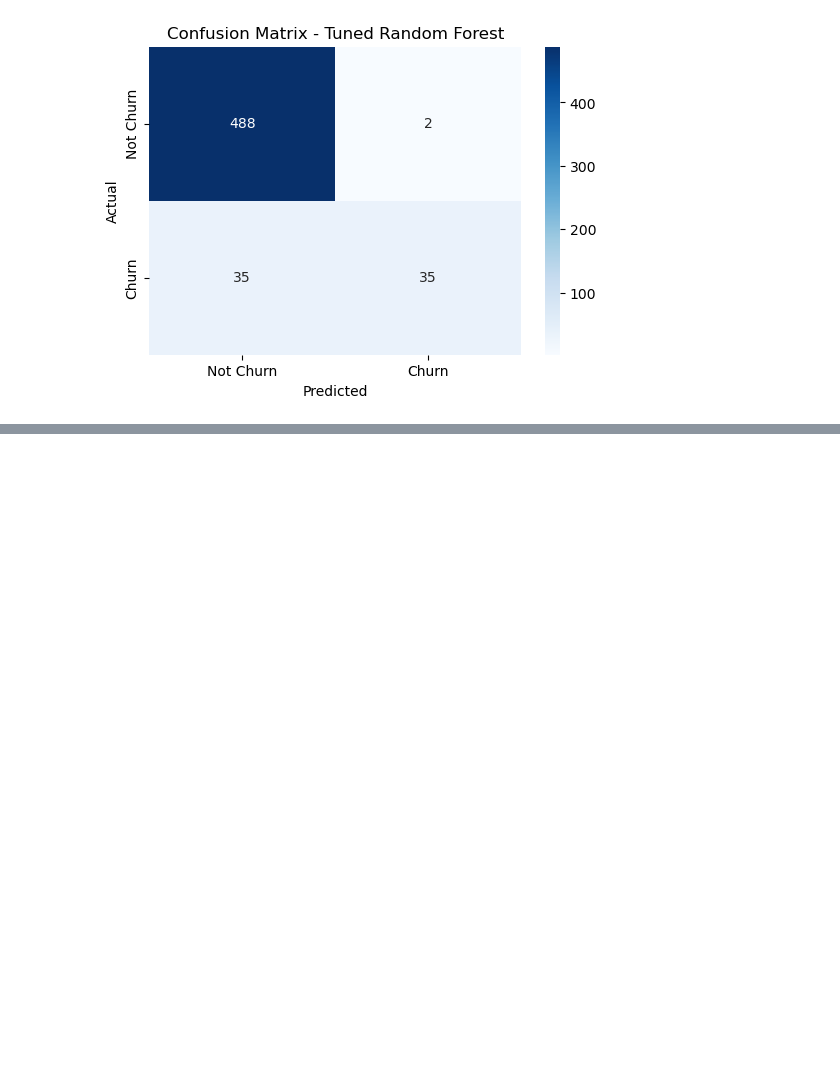
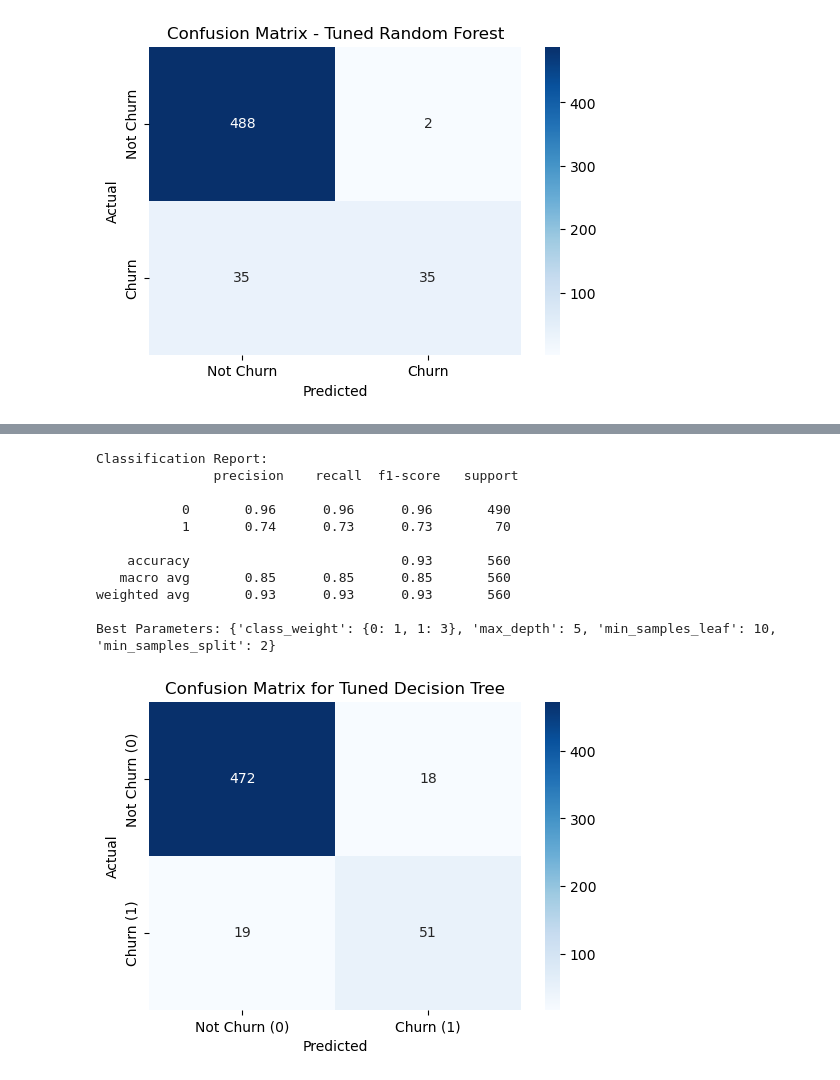
Before and after one commit to Thazes/Phase3Project, a Jupyter notebook: Phase3.ipynb, the cells around one changed output, grey strips where cells are left out. Saved outputs shown, nothing was run; the diff lists cells and outputs as text; code cells hidden in the pictures; blank space fills up the shorter version.

```diff
--- a/Phase3.ipynb
+++ b/Phase3.ipynb
@@ -801,0 +869,48 @@ weighted avg       0.93      0.93      0.92       560
+# %%
+# tuning the Descision tree model
+# Define hyperparameter grid
+param_grid = {
+    "max_depth": [5, 10, 15, None],
+    "min_samples_split": [2, 5, 10],
+    "min_samples_leaf": [1, 5, 10],
+    "class_weight": [{0: 1, 1: 3}, {0: 1, 1: 5}, "balanced"]
+}
+
+# Initialize Decision Tree
+dt_model = DecisionTreeClassifier(random_state=42)
+
+# GridSearchCV with 5-fold cross-validation
+grid_search = GridSearchCV(dt_model, param_grid, cv=5, scoring="f1", n_jobs=-1)
+grid_search.fit(X_train, Y_train)
+
+# Get the best model
+best_dt_model = grid_search.best_estimator_
+
+# Print best parameters
+Y_pred_tuned = best_dt_model.predict(X_test)
+
+# Print classification report
+print("Classification Report:\n", classification_report(Y_test, Y_pred_tuned))
+print("Best Parameters:", grid_search.best_params_)
+# Compute the confusion matrix
+cm = confusion_matrix(Y_test, Y_pred_tuned)
+# Plot the confusion matrix
+plt.figure(figsize=(6, 4))
+sns.heatmap(cm, annot=True, fmt="d", cmap="Blues", xticklabels=["Not Churn (0)", "Churn (1)"], yticklabels=["Not Churn (0)", "Churn (1)"])
+plt.xlabel("Predicted")
+plt.ylabel("Actual")
+plt.title("Confusion Matrix for Tuned Decision Tree")
+plt.show()
+# %% [output]
+Classification Report:
+               precision    recall  f1-score   support
+
+           0       0.96      0.96      0.96       490
+           1       0.74      0.73      0.73        70
+
+    accuracy                           0.93       560
+   macro avg       0.85      0.85      0.85       560
+weighted avg       0.93      0.93      0.93       560
+
+Best Parameters: {'class_weight': {0: 1, 1: 3}, 'max_depth': 5, 'min_samples_leaf': 10, 'min_samples_split': 2}
+[figure, added]
```
Also changed, not shown: parts of 15 cells of this notebook.
